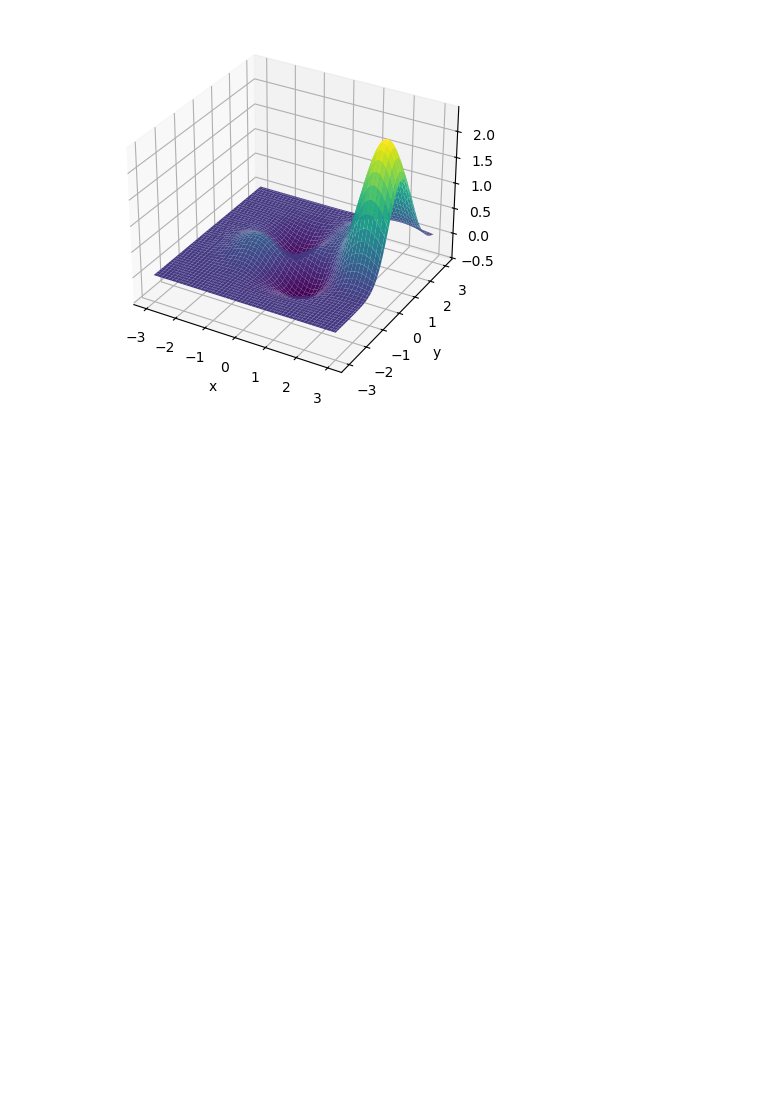
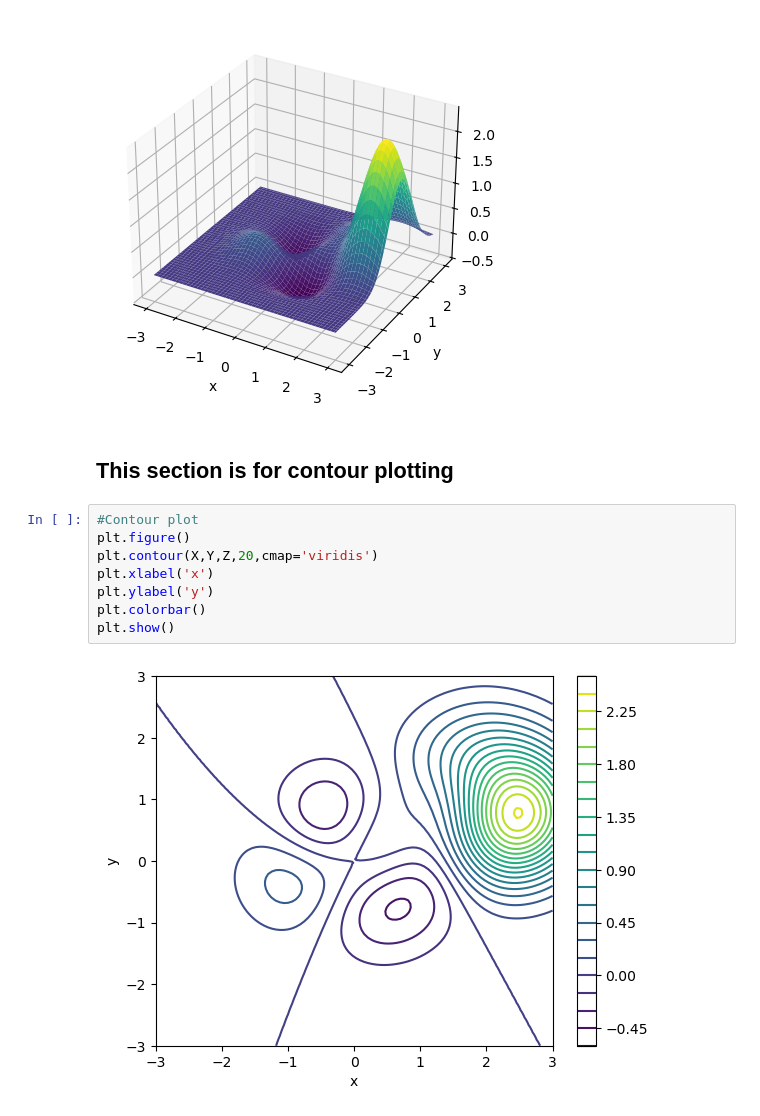
Before and after one commit to e-middleton/calcIII, a Jupyter notebook: surface.ipynb, the cells around one changed output. Drawn from its saved outputs; the diff is of its cells as text; blank space fills up the shorter version.

Commit message:
contour plot

```diff
--- a/surface.ipynb
+++ b/surface.ipynb
@@ -24,3 +24,15 @@ ax.set_zlabel('z')
 plt.show()
 # %% [output]
 [figure]
+# %% [markdown]
+## This section is for contour plotting ##
+# %%
+#Contour plot
+plt.figure()
+plt.contour(X,Y,Z,20,cmap='viridis')
+plt.xlabel('x')
+plt.ylabel('y')
+plt.colorbar()
+plt.show()
+# %% [output]
+[figure, added]
```
